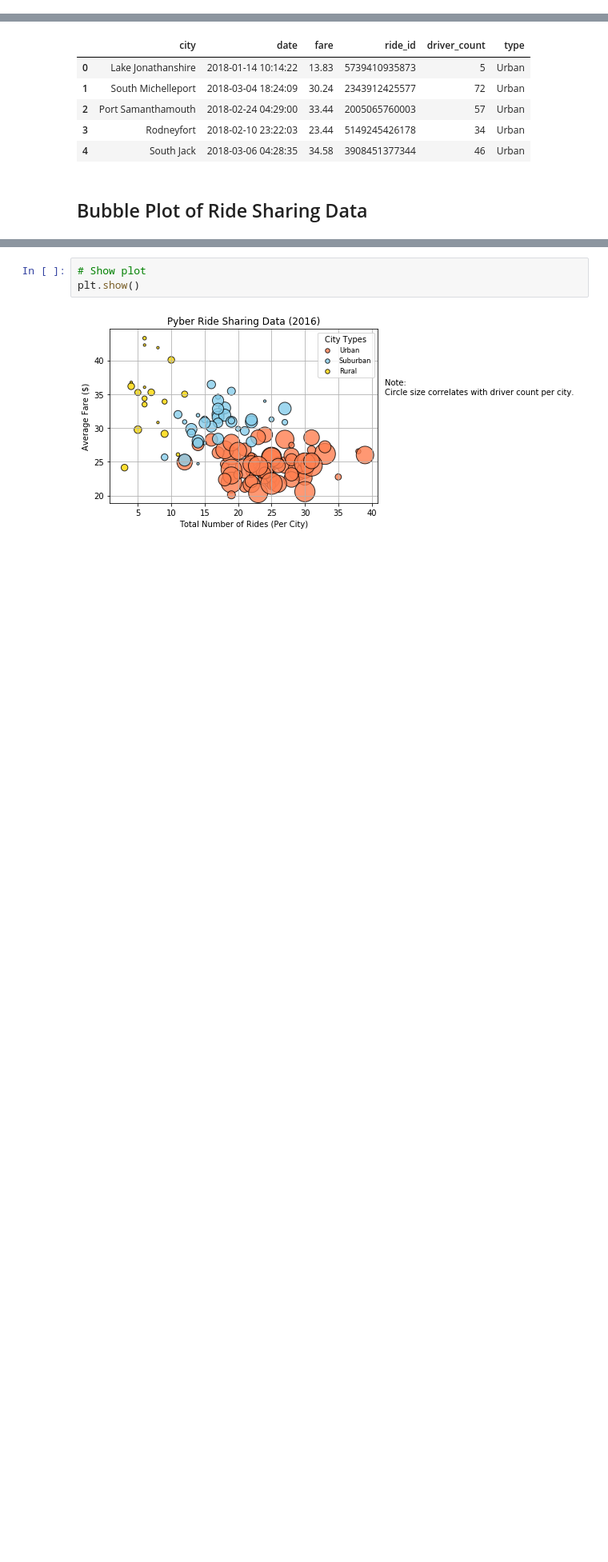
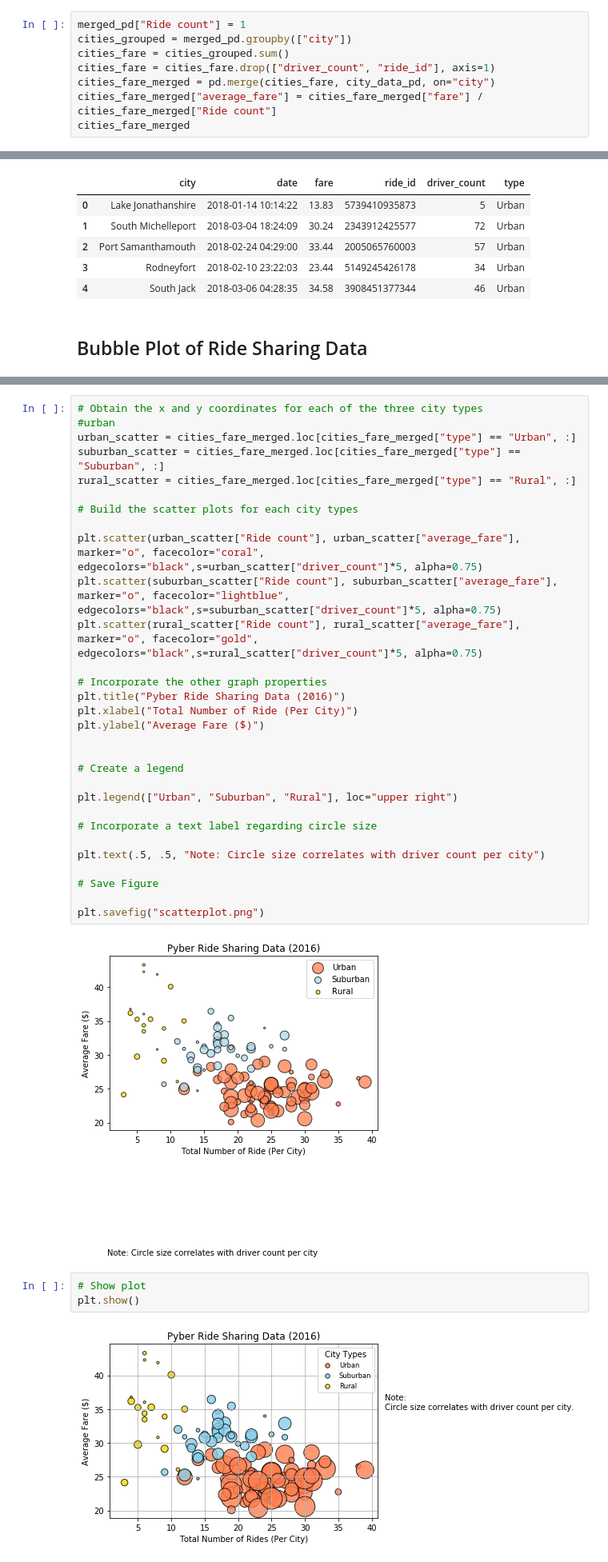
Before and after one commit to aaronhwoo/pyberhw, a Jupyter notebook: pyber_starter.ipynb, the cells around one changed output, grey strips where cells are left out. Shown at 80% size. Cells and saved outputs as stored; diff of their text form; blank space fills up the shorter version.

```diff
--- a/pyber_starter.ipynb
+++ b/pyber_starter.ipynb
@@ -30,3 +30,11 @@ merged_pd.head(10)
 | 7 | Richardfort | 38 | Urban | 2018-02-08 15:50:12 | 16.55 | 2270463070874 |
 | 8 | Richardfort | 38 | Urban | 2018-04-03 15:07:34 | 40.77 | 9496210735824 |
 | 9 | Richardfort | 38 | Urban | 2018-02-19 14:09:20 | 27.11 | 8690324801449 |
+# %%
+merged_pd["Ride count"] = 1
+cities_grouped = merged_pd.groupby(["city"])
+cities_fare = cities_grouped.sum()
+cities_fare = cities_fare.drop(["driver_count", "ride_id"], axis=1)
+cities_fare_merged = pd.merge(cities_fare, city_data_pd, on="city")
+cities_fare_merged["average_fare"] = cities_fare_merged["fare"] / cities_fare_merged["Ride count"]
+cities_fare_merged
@@ -55,3 +70,35 @@ merged_pd.head(10)
+# %%
+# Obtain the x and y coordinates for each of the three city types
+#urban
+urban_scatter = cities_fare_merged.loc[cities_fare_merged["type"] == "Urban", :]
+suburban_scatter = cities_fare_merged.loc[cities_fare_merged["type"] == "Suburban", :]
+rural_scatter = cities_fare_merged.loc[cities_fare_merged["type"] == "Rural", :]
+
+# Build the scatter plots for each city types
+
+plt.scatter(urban_scatter["Ride count"], urban_scatter["average_fare"], marker="o", facecolor="coral", edgecolors="black",s=urban_scatter["driver_count"]*5, alpha=0.75)
+plt.scatter(suburban_scatter["Ride count"], suburban_scatter["average_fare"], marker="o", facecolor="lightblue", edgecolors="black",s=suburban_scatter["driver_count"]*5, alpha=0.75)
+plt.scatter(rural_scatter["Ride count"], rural_scatter["average_fare"], marker="o", facecolor="gold", edgecolors="black",s=rural_scatter["driver_count"]*5, alpha=0.75)
+
+# Incorporate the other graph properties
+plt.title("Pyber Ride Sharing Data (2016)")
+plt.xlabel("Total Number of Ride (Per City)")
+plt.ylabel("Average Fare ($)")
+
+
+# Create a legend
+
+plt.legend(["Urban", "Suburban", "Rural"], loc="upper right")
+
+# Incorporate a text label regarding circle size
+
+plt.text(.5, .5, "Note: Circle size correlates with driver count per city")
+
+# Save Figure
+
+plt.savefig("scatterplot.png")
+# %% [output]
+[figure, added]
 # %%
 # Show plot
 plt.show()
```
Also changed, not shown: parts of 8 cells of this notebook.
